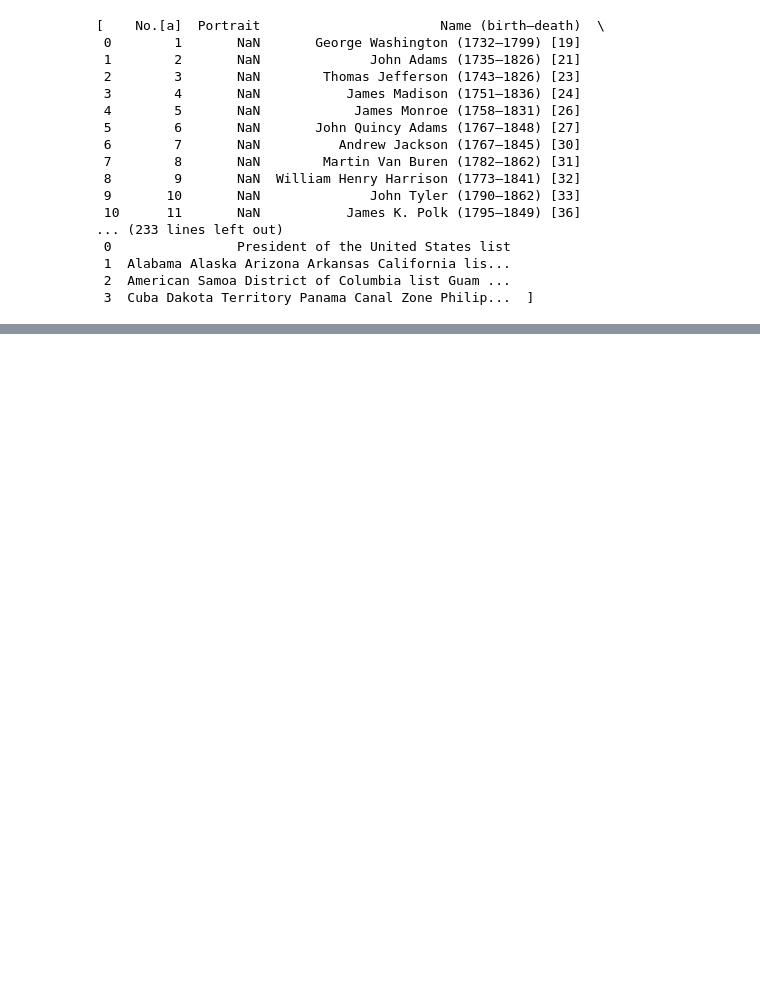
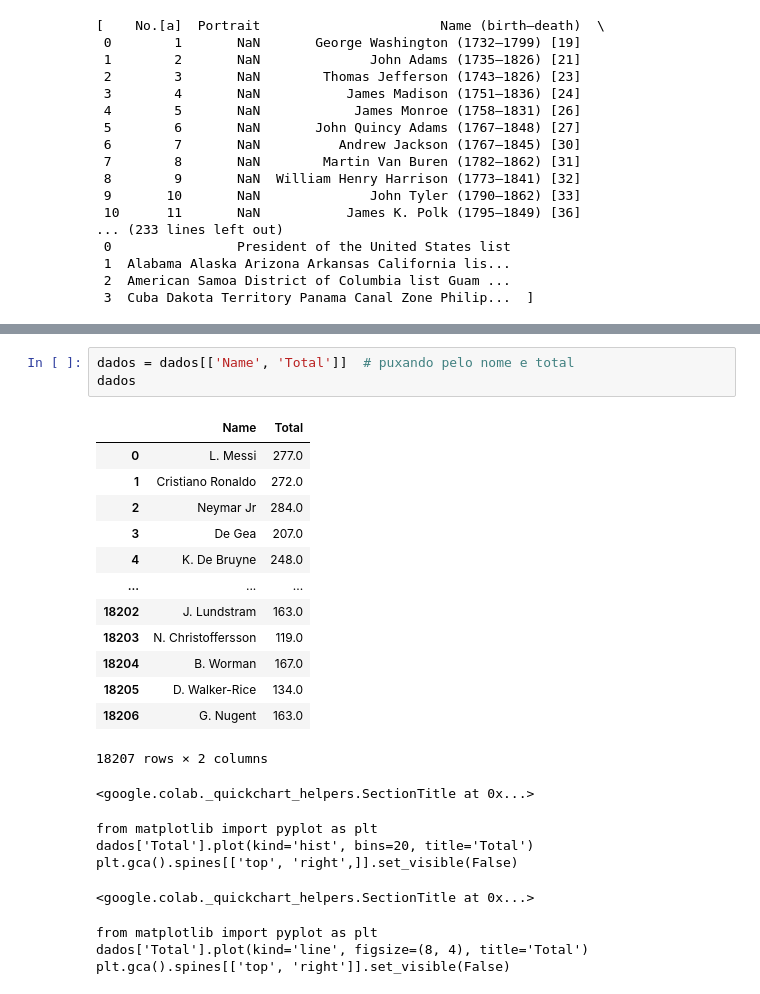
Before and after one commit to AndersonGL/Data-Science, a Jupyter notebook: udemy.ipynb, the cells around one changed output, grey strips where cells are left out. Cells and saved outputs as stored; diff of their text form; blank space fills up the shorter version.

```diff
--- a/udemy.ipynb
+++ b/udemy.ipynb
@@ -240,0 +253,25 @@ NameError: name 'dados' is not defined
+# %%
+dados = dados[['Name', 'Total']]  # puxando pelo nome e total
+dados
+# %% [output]
+|  | Name | Total |
+| 0 | L. Messi | 277.0 |
+| 1 | Cristiano Ronaldo | 272.0 |
+| 2 | Neymar Jr | 284.0 |
+| 3 | De Gea | 207.0 |
+| 4 | K. De Bruyne | 248.0 |
+| ... | ... | ... |
+| 18202 | J. Lundstram | 163.0 |
+| 18203 | N. Christoffersson | 119.0 |
+| 18204 | B. Worman | 167.0 |
+| 18205 | D. Walker-Rice | 134.0 |
+| 18206 | G. Nugent | 163.0 |
+18207 rows × 2 columns
+<google.colab._quickchart_helpers.SectionTitle at 0x...>
+from matplotlib import pyplot as plt
+dados['Total'].plot(kind='hist', bins=20, title='Total')
+plt.gca().spines[['top', 'right',]].set_visible(False)
+<google.colab._quickchart_helpers.SectionTitle at 0x...>
+from matplotlib import pyplot as plt
+dados['Total'].plot(kind='line', figsize=(8, 4), title='Total')
+plt.gca().spines[['top', 'right']].set_visible(False)
```
Also changed, not shown: parts of 2 cells of this notebook.
